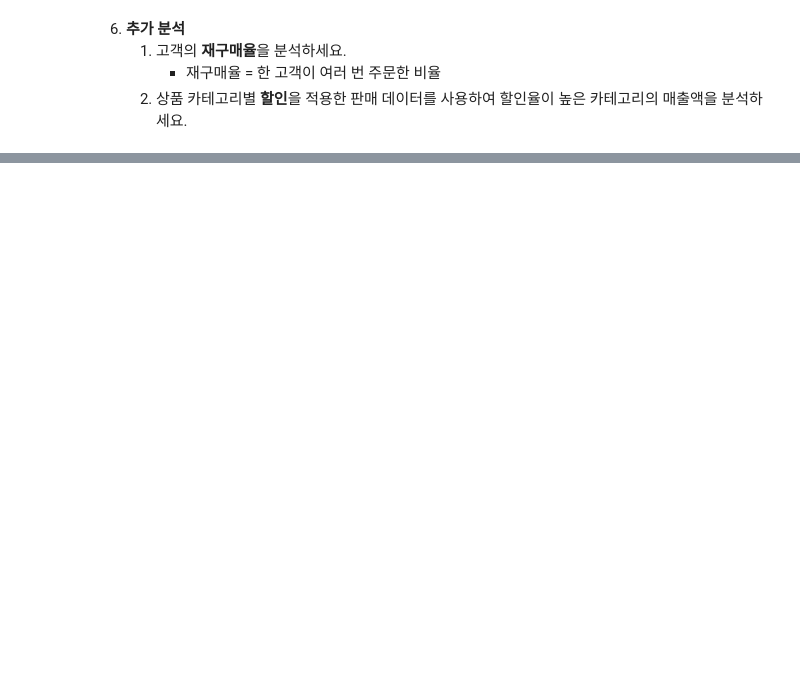
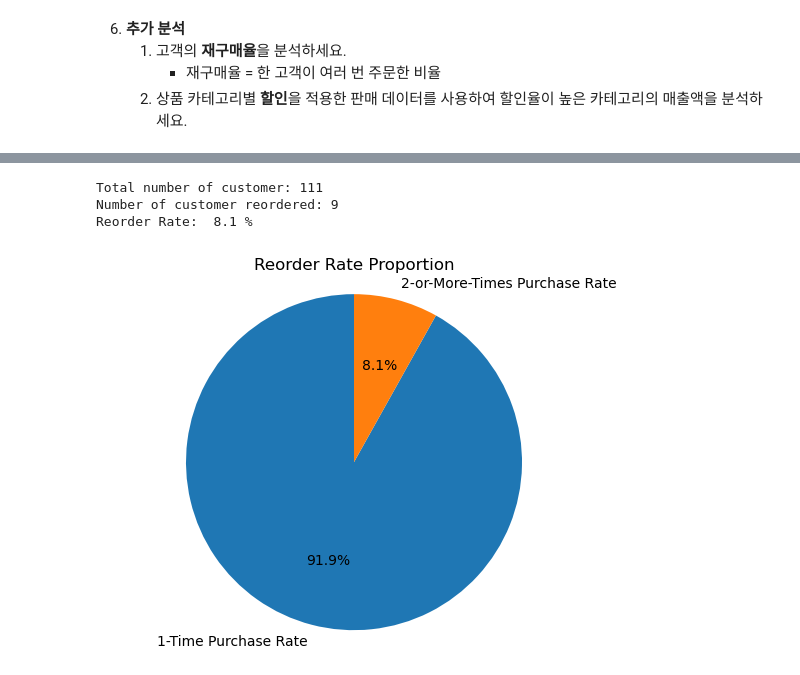
Before and after one commit to Encore-SKN-17/eda_practice, a Jupyter notebook: 3_final_practice.ipynb, the cells around one changed output, grey strips where cells are left out. Cells and saved outputs as stored; diff of their text form; code cells hidden in the pictures; blank space fills up the shorter version.

```diff
--- a/3_final_practice.ipynb
+++ b/3_final_practice.ipynb
@@ -367,0 +455,30 @@ plt.show()
+# %%
+# 1. 고객의 **재구매율**을 분석하세요.
+# 재구매율 = 한 고객이 여러 번 주문한 비율
+
+# Group by customer
+customer_der_count_df = ecommerce_df.groupby('CustomerID').agg(
+    order_count = ('OrderID', 'count')
+).reset_index()
+
+# Calculate reorder rate
+total_customer_count = len(customer_der_count_df)
+reordered_customer_count = len(customer_der_count_df[customer_der_count_df['order_count']>1])
+reorder_rate = round(reordered_customer_count/total_customer_count, 3)
+
+print("Total number of customer:", total_customer_count)
+print("Number of customer reordered:",  reordered_customer_count)
+print("Reorder Rate: ", reorder_rate*100, "%" )
+
+labels = ['1-Time Purchase Rate', '2-or-More-Times Purchase Rate']
+counts = [total_customer_count - reordered_customer_count, reordered_customer_count]
+
+plt.pie(counts, labels=labels, autopct='%1.1f%%', startangle=90)
+plt.title('Reorder Rate Proportion')
+plt.axis('equal')
+plt.show()
+# %% [output]
+Total number of customer: 111
+Number of customer reordered: 9
+Reorder Rate:  8.1 %
+[figure, added]
```
Also changed, not shown: parts of 9 cells of this notebook.
